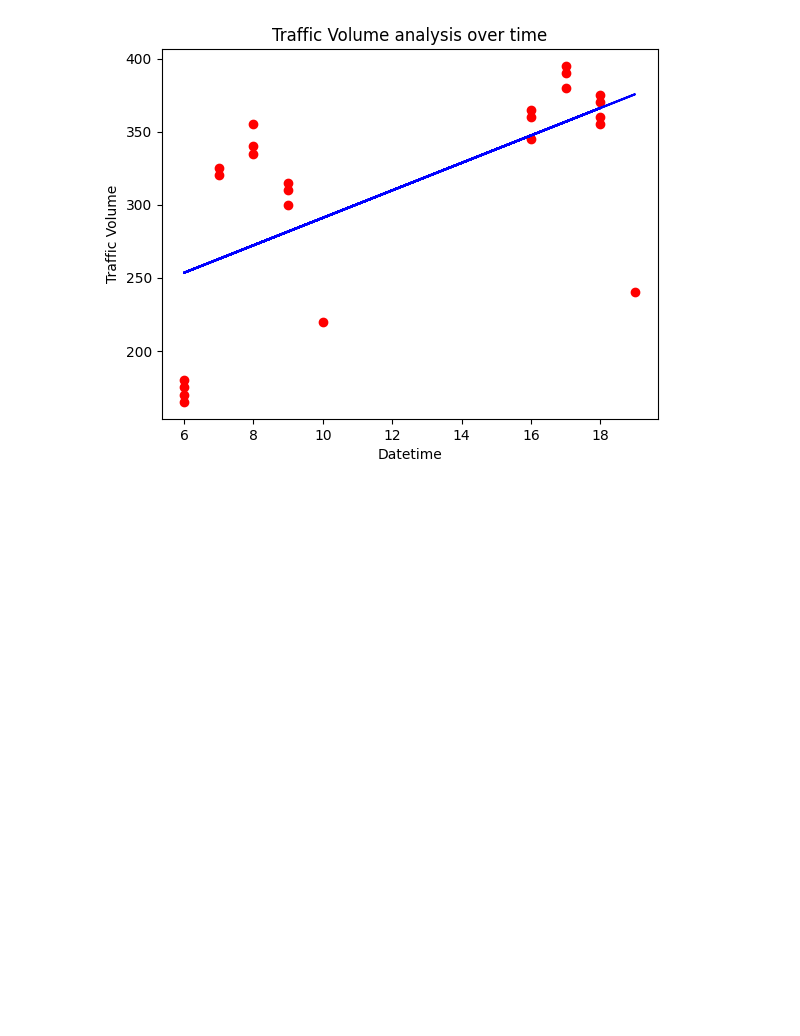
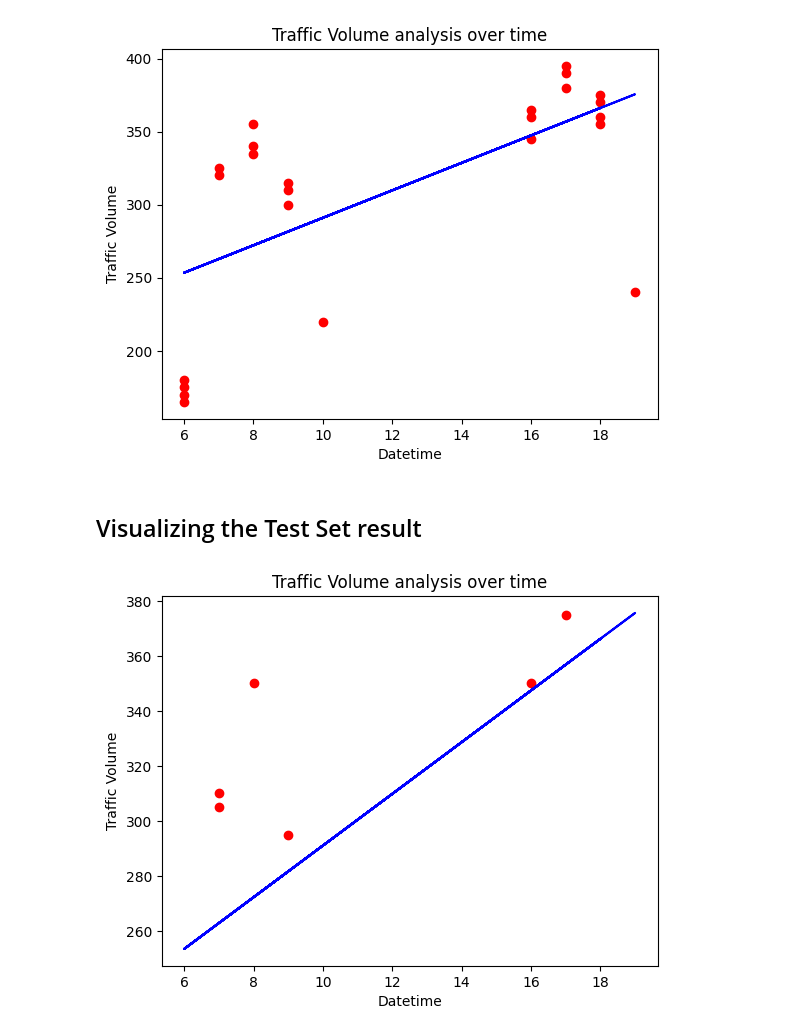
Before and after one commit to olatideenoch/Traffic_analysis_regression_model, a Jupyter notebook: Traffic_analysis_model.ipynb, the cells around one changed output. Cells and saved outputs as stored; diff of their text form; code cells hidden in the pictures; blank space fills up the shorter version.

```diff
--- a/Traffic_analysis_model.ipynb
+++ b/Traffic_analysis_model.ipynb
@@ -80,3 +61,14 @@ plt.xlabel('Datetime')
 plt.show()
 # %% [output]
 [figure]
+# %% [markdown]
+## Visualizing the Test Set result
+# %%
+plt.scatter(X_test, y_test, color='red')
+plt.plot(X_train, pred, color='blue')
+plt.title('Traffic Volume analysis over time')
+plt.ylabel('Traffic Volume')
+plt.xlabel('Datetime')
+plt.show()
+# %% [output]
+[figure, added]
```
Also changed, not shown: parts of 2 cells of this notebook.
